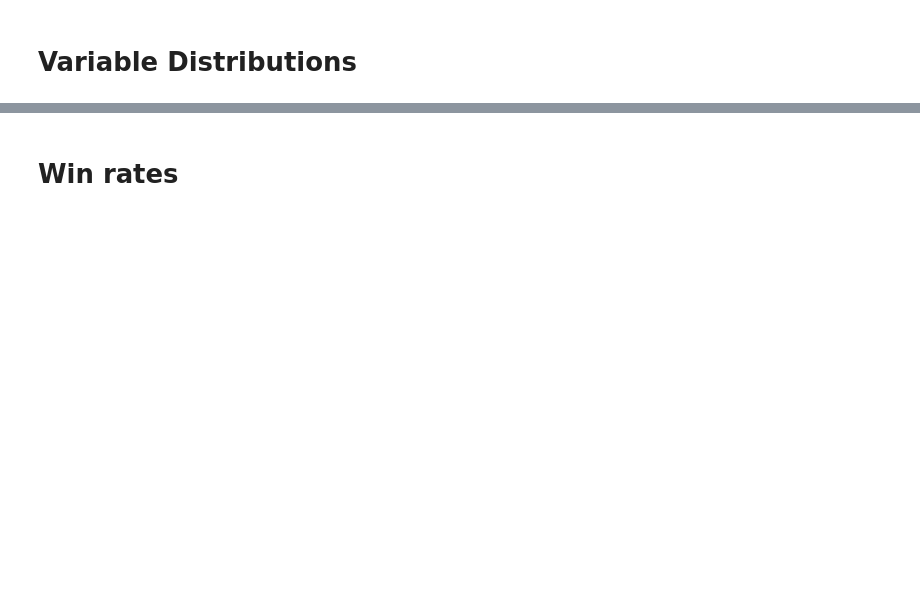
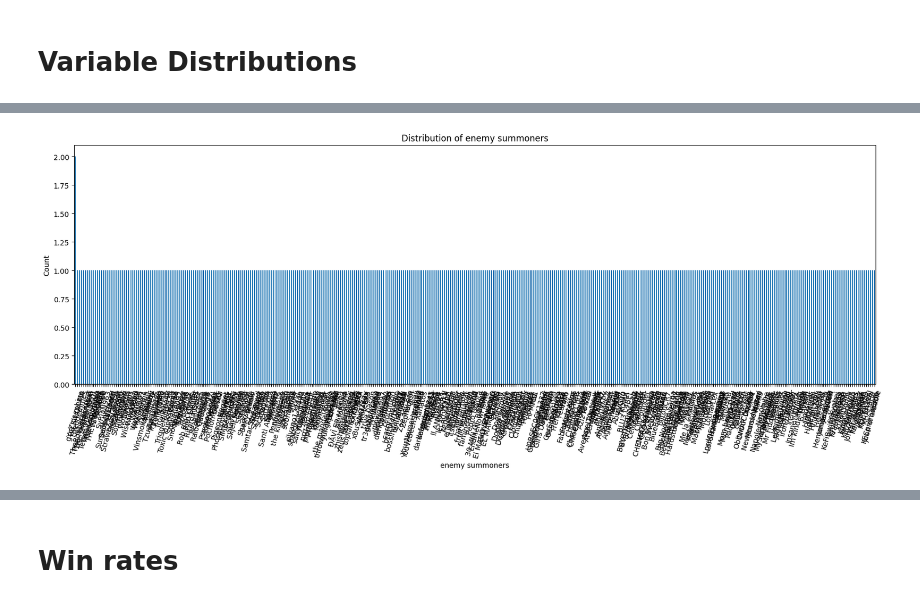
Before and after one commit to rique-git/data-science, a Jupyter notebook: riotProject/data_analysis.ipynb, the cells around one changed output, grey strips where cells are left out. Drawn from its saved outputs; the diff is of its cells as text; code cells hidden in the pictures; blank space fills up the shorter version.

```diff
--- a/riotProject/data_analysis.ipynb
+++ b/riotProject/data_analysis.ipynb
@@ -106,0 +148,22 @@ plt.show()
+# %%
+enemy_summoners = pd.Series()
+
+columns_to_sum = ["enemy1name",'enemy2name', "enemy3name", "enemy4name"]
+
+for column in columns_to_sum:
+    new_enemy_name = data[column].value_counts()
+    enemy_summoners = enemy_summoners.add(new_enemy_name, fill_value=0)
+
+
+enemy_summoners = enemy_summoners.sort_values(ascending=False)
+
+
+# Visualize the counts using a bar plot
+plt.figure(figsize=(20, 6))
+enemy_summoners.plot(kind='bar', rot=75)
+plt.xlabel("enemy summoners")
+plt.ylabel('Count')
+plt.title(f'Distribution of enemy summoners')
+plt.show()
+# %% [output]
+[figure, added]
```
Also changed, not shown: parts of 15 cells of this notebook.
